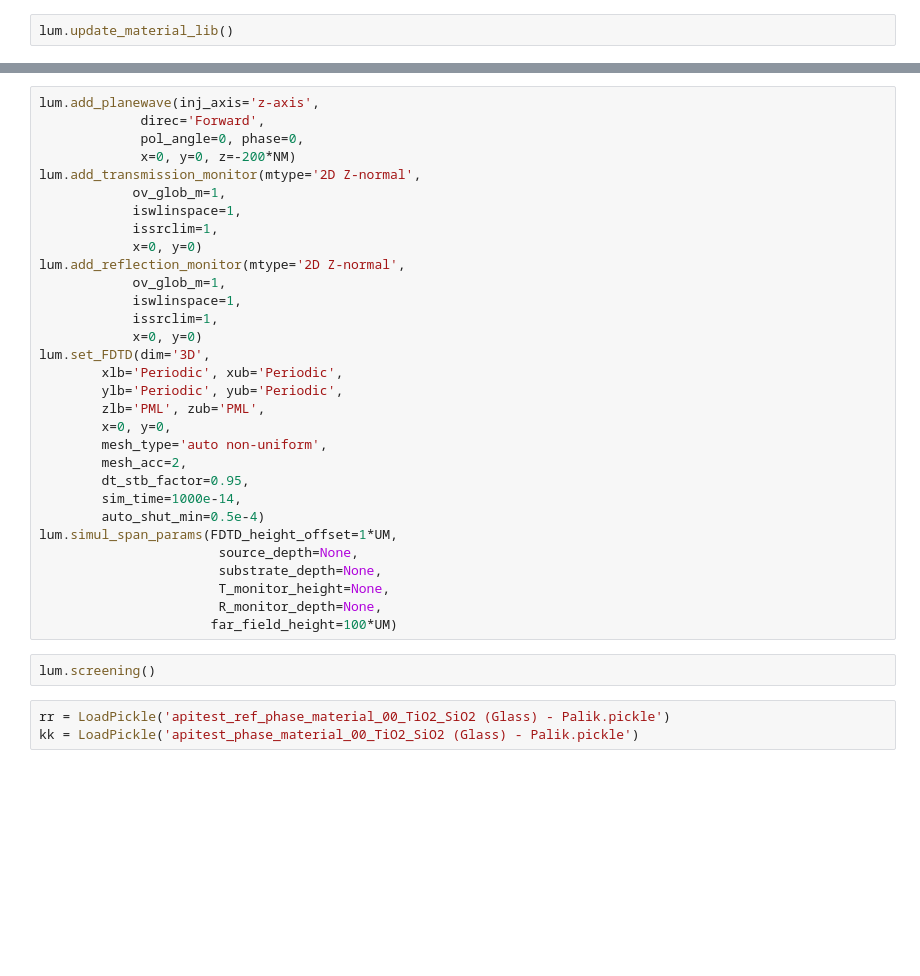
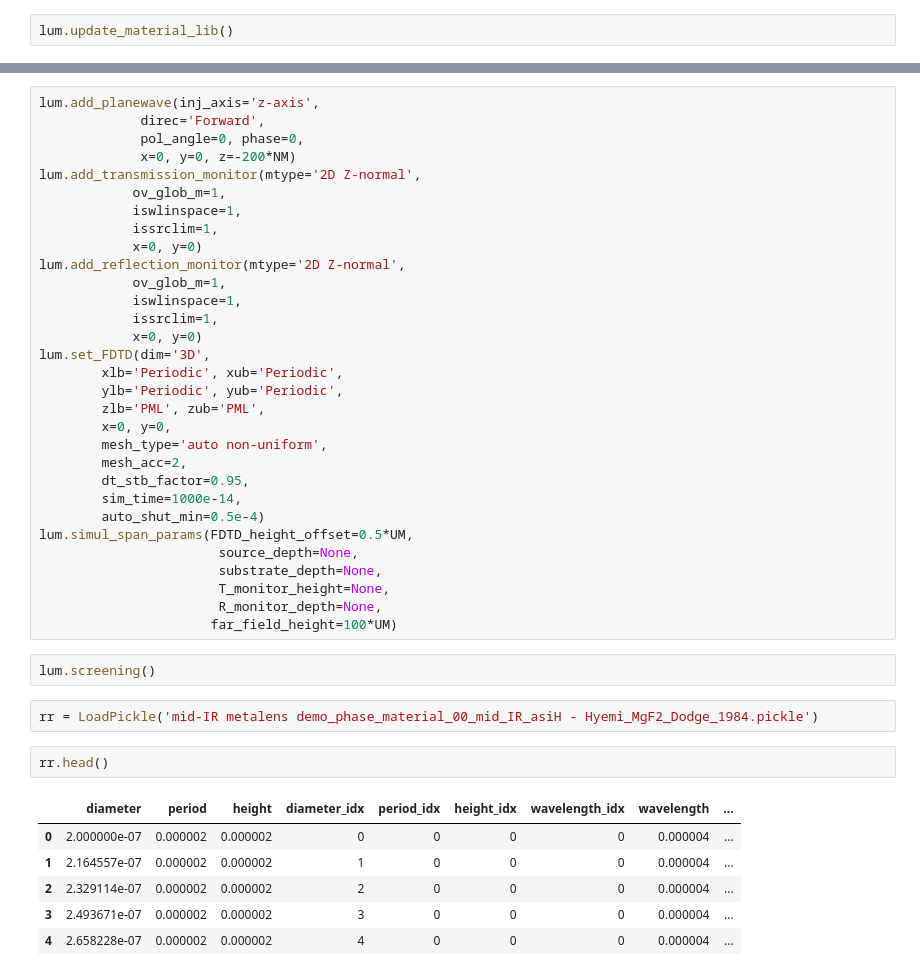
Before and after one commit to Spruce-tone/pylum, a Jupyter notebook: pylum.ipynb, the cells around one changed output, grey strips where cells are left out. Cells and saved outputs as stored; diff of their text form; blank space fills up the shorter version.

```diff
--- a/pylum.ipynb
+++ b/pylum.ipynb
@@ -54,7 +53,7 @@ lum.set_FDTD(dim='3D',
         dt_stb_factor=0.95,
         sim_time=1000e-14,
         auto_shut_min=0.5e-4)
-lum.simul_span_params(FDTD_height_offset=1*UM,
+lum.simul_span_params(FDTD_height_offset=0.5*UM,
                        source_depth=None,
                        substrate_depth=None,
                        T_monitor_height=None,
@@ -62,6 +61,14 @@ lum.simul_span_params(FDTD_height_offset=1*UM,
                       far_field_height=100*UM)
 # %%
 lum.screening()
-# %%
-rr = LoadPickle('apitest_ref_phase_material_00_TiO2_SiO2 (Glass) - Palik.pickle')
-kk = LoadPickle('apitest_phase_material_00_TiO2_SiO2 (Glass) - Palik.pickle')
+# %%
+rr = LoadPickle('mid-IR metalens demo_phase_material_00_mid_IR_asiH - Hyemi_MgF2_Dodge_1984.pickle')
+# %%
+rr.head()
+# %% [output]
+|  | diameter | period | height | diameter_idx | period_idx | height_idx | wavelength_idx | wavelength | ... |
+| 0 | 2.000000e-07 | 0.000002 | 0.000002 | 0 | 0 | 0 | 0 | 0.000004 | ... |
+| 1 | 2.164557e-07 | 0.000002 | 0.000002 | 1 | 0 | 0 | 0 | 0.000004 | ... |
+| 2 | 2.329114e-07 | 0.000002 | 0.000002 | 2 | 0 | 0 | 0 | 0.000004 | ... |
+| 3 | 2.493671e-07 | 0.000002 | 0.000002 | 3 | 0 | 0 | 0 | 0.000004 | ... |
+| 4 | 2.658228e-07 | 0.000002 | 0.000002 | 4 | 0 | 0 | 0 | 0.000004 | ... |
```
Also changed, not shown: parts of 14 cells of this notebook, 2 other files.
